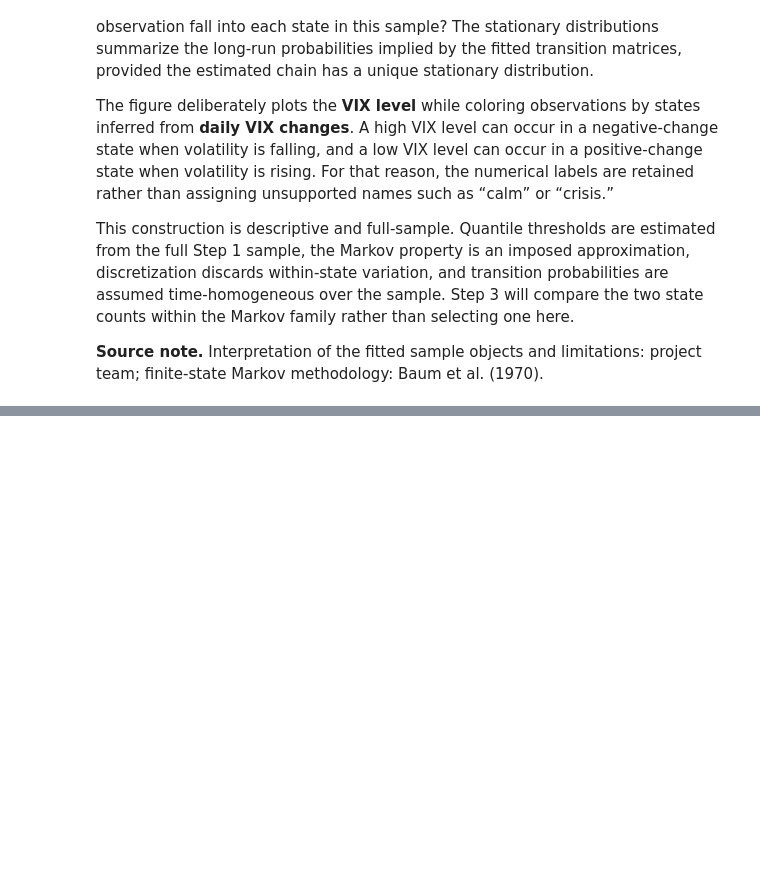
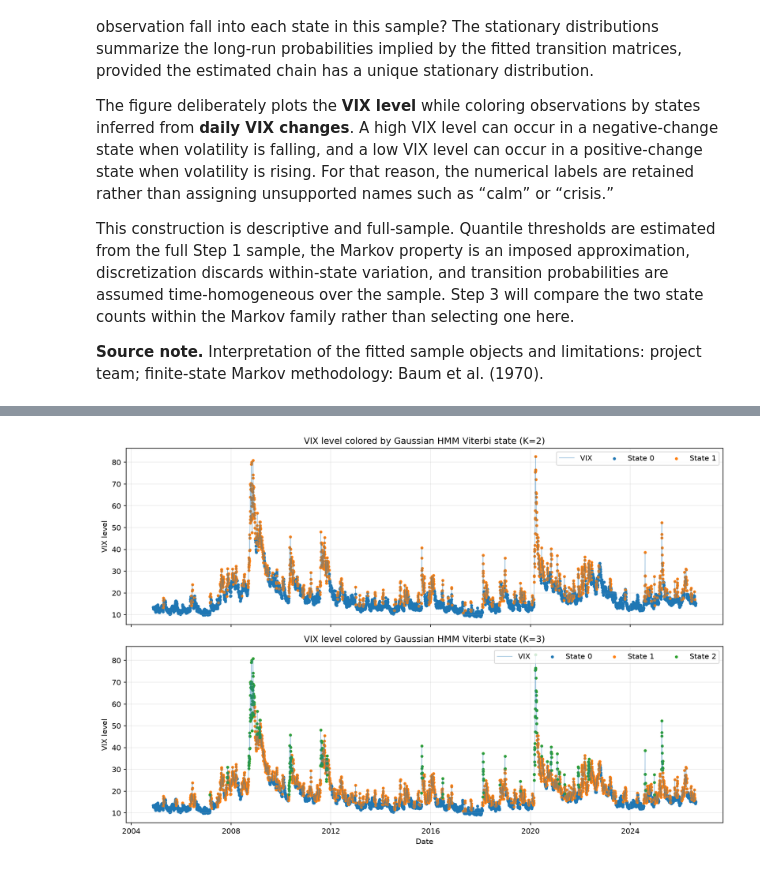
Before and after one commit to SergejSchweizer/vix-regime-allocation, a Jupyter notebook: notebooks/gwp2_vix_regime_allocation.ipynb, the cells around one changed output, grey strips where cells are left out. Saved outputs shown, nothing was run; the diff lists cells and outputs as text; code cells hidden in the pictures; blank space fills up the shorter version.

Commit message:
PR-22 — Notebook Step 2 HMM + canonical states [generated]

```diff
--- a/notebooks/gwp2_vix_regime_allocation.ipynb
+++ b/notebooks/gwp2_vix_regime_allocation.ipynb
@@ -327,0 +304,80 @@ display(Markdown(chr(10).join(f"- {_mla_entry(references[key])}" for key in cite
+# %%
+from vix_regime_allocation.hmm_evaluation import evaluate_hmm_candidate
+from vix_regime_allocation.hmm_probability_plot import plot_hmm_smoothed_probabilities
+from vix_regime_allocation.hmm_state_plot import plot_hmm_vix_states
+
+hmm_output_dir = repo_root / "reports/tables"
+hmm_figure_dir = repo_root / "reports/figures"
+hmm_output_dir.mkdir(parents=True, exist_ok=True)
+hmm_figure_dir.mkdir(parents=True, exist_ok=True)
+
+hmm_2 = evaluate_hmm_candidate(data["VIX_change"], 2)
+hmm_3 = evaluate_hmm_candidate(data["VIX_change"], 3)
+hmm_candidates = {2: hmm_2, 3: hmm_3}
+
+
+def _hmm_parameter_table(fit):
+    counts = fit.states.value_counts().reindex(range(fit.n_states), fill_value=0).astype(int)
+    posterior_means = fit.probabilities.mean(axis=0)
+    return pd.DataFrame(
+        {
+            "state": range(fit.n_states),
+            "mean_vix_change": fit.means.to_numpy(dtype=float),
+            "variance_vix_change": fit.variances.to_numpy(dtype=float),
+            "start_probability": list(fit.start_probabilities),
+            "viterbi_observations": counts.to_numpy(dtype=int),
+            "viterbi_occupancy": counts.to_numpy(dtype=float) / len(fit.states),
+            "posterior_mean_probability": [
+                float(posterior_means[f"state_{state}"]) for state in range(fit.n_states)
+            ],
+        }
+    )
+
+
+for k, candidate in hmm_candidates.items():
+    fit = candidate["fit"]
+    parameters = _hmm_parameter_table(fit)
+    parameters.to_csv(hmm_output_dir / f"step2_hmm_{k}_parameters.csv", index=False)
+    fit.transition_matrix.reset_index().to_csv(
+        hmm_output_dir / f"step2_hmm_{k}_transition.csv", index=False
+    )
+    fit.states.rename_axis("Date").reset_index().to_csv(
+        hmm_output_dir / f"step2_hmm_{k}_states.csv", index=False
+    )
+
+    display(Markdown(f"### Gaussian HMM candidate: K={k}"))
+    display(Markdown("**Fitted and decoded state parameters**"))
+    display(parameters)
+    display(Markdown("**Transition matrix**"))
+    display(fit.transition_matrix)
+    diagnostics = pd.Series(
+        {
+            "selected_restart_seed": fit.seed,
+            "converged": fit.converged,
+            "log_likelihood": candidate["log_likelihood"],
+            "observations": candidate["n_observations"],
+            "free_parameters": candidate["n_parameters"],
+        },
+        name="value",
+    )
+    display(diagnostics.to_frame())
+
+assert hmm_2["fit"].states.index.equals(data.index)
+assert hmm_3["fit"].states.index.equals(data.index)
+assert hmm_2["fit"].probabilities.index.equals(data.index)
+assert hmm_3["fit"].probabilities.index.equals(data.index)
+
+hmm_state_figure_path = hmm_figure_dir / "step2_hmm_vix_states.png"
+hmm_probability_figure_path = hmm_figure_dir / "step2_hmm_smoothed_probabilities.png"
+plot_hmm_vix_states(
+    data["VIX"], hmm_2["fit"].states, hmm_3["fit"].states, hmm_state_figure_path
+)
+plot_hmm_smoothed_probabilities(
+    hmm_2["fit"].probabilities,
+    hmm_3["fit"].probabilities,
+    hmm_probability_figure_path,
+)
+
+display(Image(filename=str(hmm_state_figure_path)))
+display(Image(filename=str(hmm_probability_figure_path)))
+# %% [output]
@@ -327,0 +418 @@ display(Markdown(chr(10).join(f"- {_mla_entry(references[key])}" for key in cite
+[figure, added]
```
Also changed, not shown: parts of 7 cells of this notebook, 9 other files.
